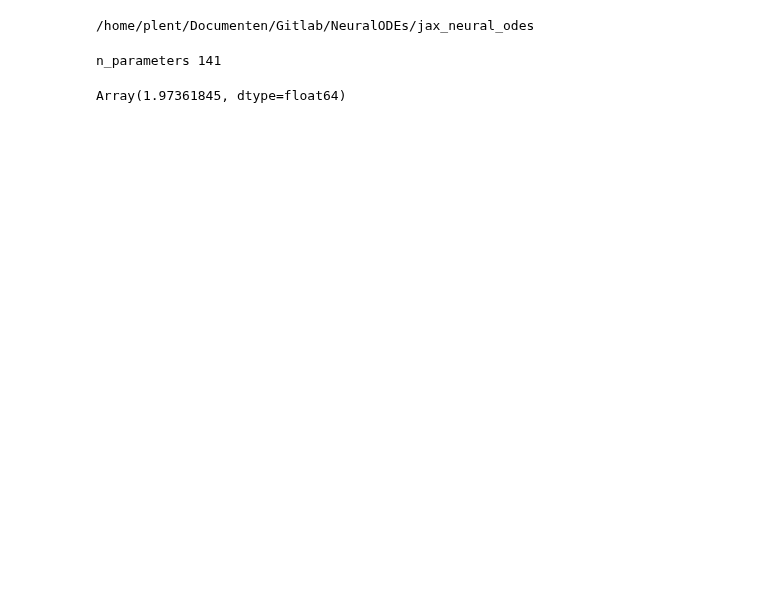
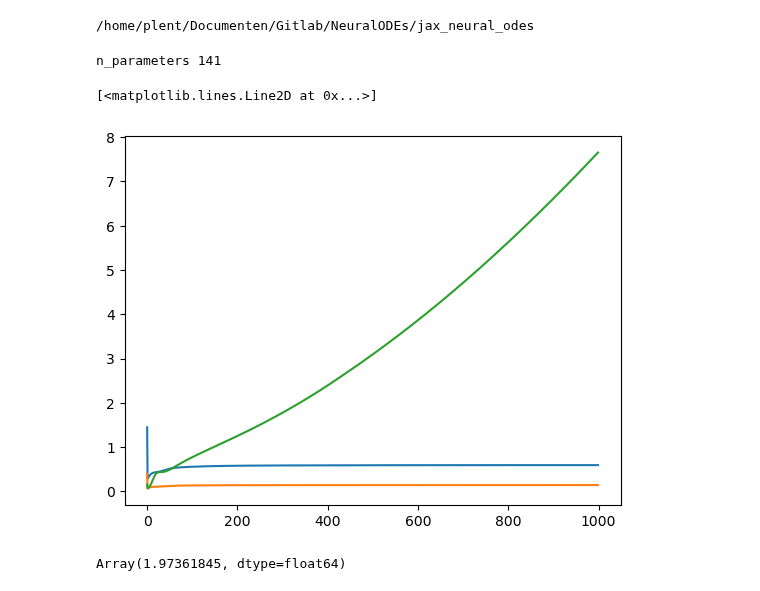
Before and after one commit to mahdi-shafiei/jaxkineticmodel, a Jupyter notebook: scripts/1009_glycolysis_model_interpolated expression.ipynb, the cells around one changed output. Cells and saved outputs as stored; diff of their text form; code cells hidden in the pictures; blank space fills up the shorter version.

```diff
--- a/scripts/1009_glycolysis_model_interpolated expression.ipynb
+++ b/scripts/1009_glycolysis_model_interpolated expression.ipynb
@@ -566,10 +567,13 @@ ys=pd.DataFrame(ys,columns=metabolite_names)
 # No dilution rate expression: 14 s
 #dilution rate outside of glycolysis: 14.4
 # %%
-# plt.plot(ys['ICG6P'])
-# plt.plot(ys['ICF6P'])
-# plt.plot(ys['ICFBP'])
-# # plt.plot(ys['ECETOH'])
+plt.plot(ys['ICG6P'])
+plt.plot(ys['ICF6P'])
+plt.plot(ys['ICFBP'])
+# plt.plot(ys['ECETOH'])
+# %% [output]
+[<matplotlib.lines.Line2D at 0x...>]
+[figure, added]
 # %%
 from source.parameter_estimation.training import create_log_params_means_centered_loss_func2,log_transform_parameters,exponentiate_parameters
 # log_loss_func_GP1=jax.jit(create_log_params_means_centered_loss_func2(glycolyse_GP1,loss_targets_glucose_pulse))
```
Also changed, not shown: parts of 2 cells of this notebook, 17 other files.
